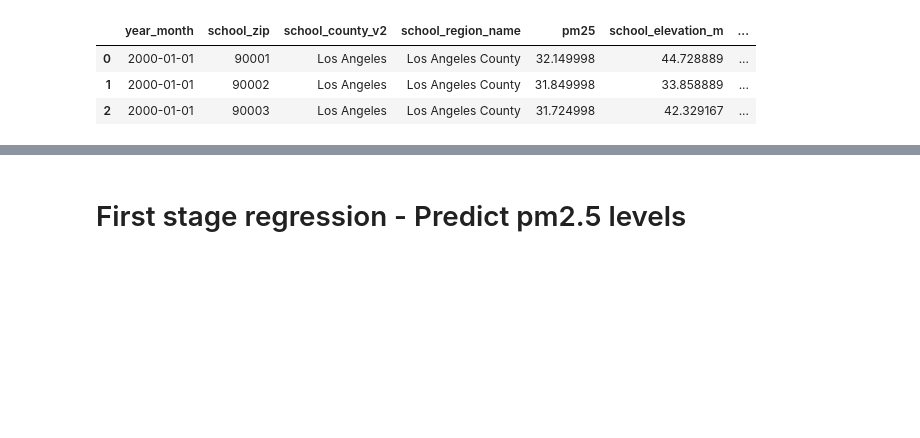
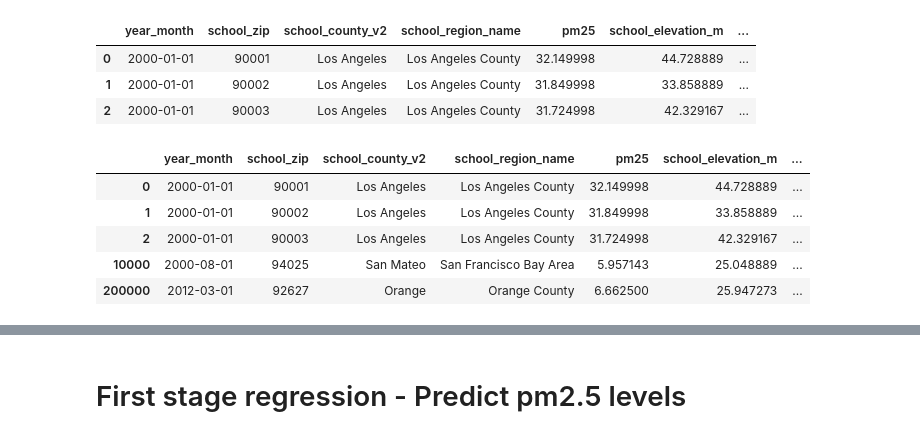
Before and after one commit to mattslyons/JLPS_capstone_project, a Jupyter notebook: modeling/2sls_ap_tj-v6_copy.ipynb, the cells around one changed output, grey strips where cells are left out. Saved outputs shown, nothing was run; the diff lists cells and outputs as text; code cells hidden in the pictures; blank space fills up the shorter version.

```diff
--- a/modeling/2sls_ap_tj-v6_copy.ipynb
+++ b/modeling/2sls_ap_tj-v6_copy.ipynb
@@ -209,3 +213,17 @@ df.head(3)
 | 0 | 2000-01-01 | 90001 | Los Angeles | Los Angeles County | 32.149998 | 44.728889 | ... |
 | 1 | 2000-01-01 | 90002 | Los Angeles | Los Angeles County | 31.849998 | 33.858889 | ... |
 | 2 | 2000-01-01 | 90003 | Los Angeles | Los Angeles County | 31.724998 | 42.329167 | ... |
+# %%
+temp_df = df.iloc[[0,1,2, 10000, 200000]]
+
+y_2, X_2 = dmatrices('pm25 ~ avg_wind_alignment_cosine + school_county_v2 + month + year_trend*C(county_month)', data=temp_df, return_type='dataframe')
+# dmat_mini = dmatrices('pm25 ~ avg_wind_alignment_cosine + school_county_v2 + month + year_trend*C(county_month)', data=temp_df, return_type='dataframe')
+# %%
+temp_df
+# %% [output]
+|  | year_month | school_zip | school_county_v2 | school_region_name | pm25 | school_elevation_m | ... |
+| 0 | 2000-01-01 | 90001 | Los Angeles | Los Angeles County | 32.149998 | 44.728889 | ... |
+| 1 | 2000-01-01 | 90002 | Los Angeles | Los Angeles County | 31.849998 | 33.858889 | ... |
+| 2 | 2000-01-01 | 90003 | Los Angeles | Los Angeles County | 31.724998 | 42.329167 | ... |
+| 10000 | 2000-08-01 | 94025 | San Mateo | San Francisco Bay Area | 5.957143 | 25.048889 | ... |
+| 200000 | 2012-03-01 | 92627 | Orange | Orange County | 6.662500 | 25.947273 | ... |
```
Also changed, not shown: parts of 22 cells of this notebook.
